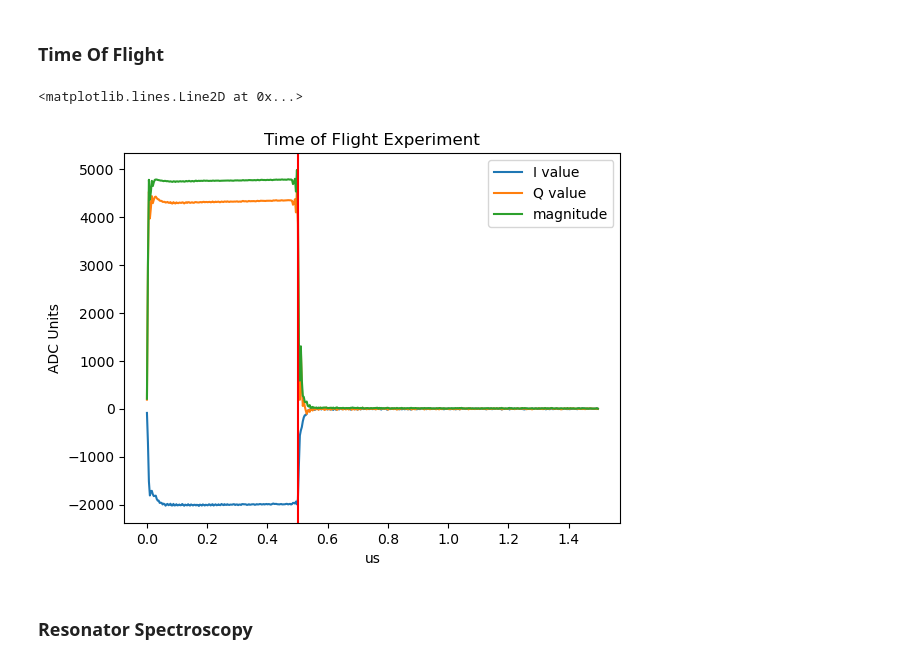
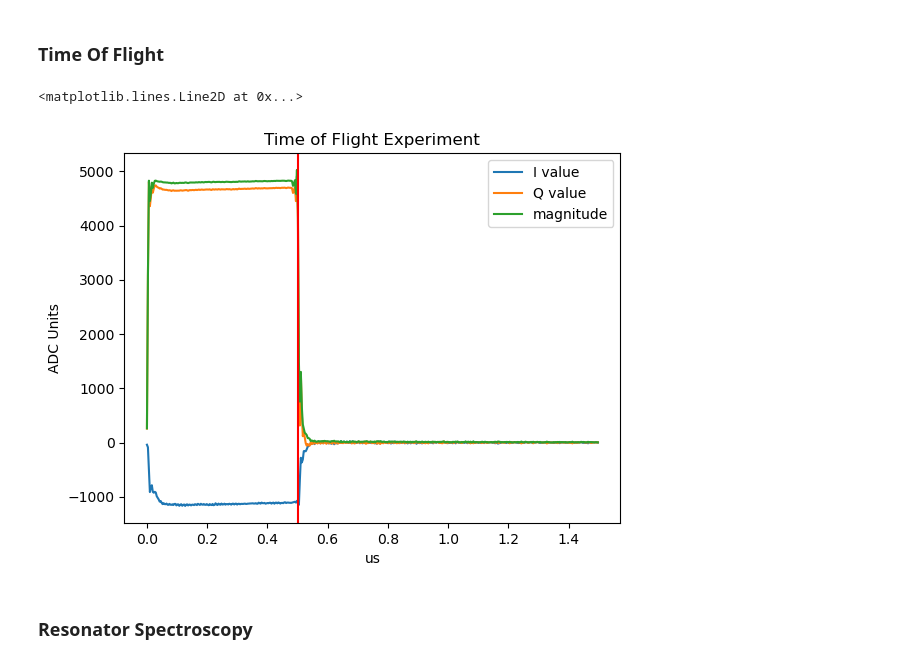
Before and after one commit to ma-quantumlab/QICK-tprocv2-Code, a Jupyter notebook: qubit_char_data_analysis.ipynb, the cells around one changed output. Drawn from its saved outputs; the diff is of its cells as text; code cells hidden in the pictures.

```diff
--- a/qubit_char_data_analysis.ipynb
+++ b/qubit_char_data_analysis.ipynb
@@ -24,6 +24,6 @@ Could not load InstrumentManagerWindow
 # %%
-global_data_path = r"M:\malab\_Data\PUR1D4\20250410 - cooldown 6\20250429 - Santi - RFSoC tprocv2 - ff_distortion"
-expt_path = r"\setup"
+global_data_path = r"M:\malab\_Data"
+expt_path = r"\20250516_automation_testing"
 global_data_path = global_data_path + expt_path
 
 colors = ['b', 'g', 'r', 'c', 'm', 'y', 'k', 'orange']
@@ -31,30 +31,30 @@ colors = ['b', 'g', 'r', 'c', 'm', 'y', 'k', 'orange']
 ### Time Of Flight
 # %%
 # data = global_data_path + r"\00001_tof_mux_Q0_2025-03-25.h5"
-data = global_data_path + r"\00000_tof_Q6_2025-04-29.h5"
+data = global_data_path + r"\00000_tof_Q6_2025-05-16.h5"
 
 with SlabFile(data, 'r') as f:
     t = array(f['t'])[0]
     I = array(f['avgi'])[0]
     Q = array(f['avgq'])[0]
     config = f.attrs['config']
     config = json.loads(config)
 
 # pp.pprint(config)
 
 # Plot results.
 plt.plot(t, I, label="I value")
 plt.plot(t, Q, label="Q value")
 plt.plot(t, np.abs(I + 1j*Q), label="magnitude")
 plt.legend()
 plt.ylabel("ADC Units")
 plt.xlabel("us");
 plt.title('Time of Flight Experiment')
 ######## SET THIS VALUE AS YOUR config['trig_time'] #########
 plt.axvline(0.5, c='r')
 # %% [output]
 <matplotlib.lines.Line2D at 0x...>
-[figure, old version]
+[figure, new version]
 # %% [markdown]
 ### Resonator Spectroscopy
 # %% [markdown]
```
Also changed, not shown: parts of 3 cells of this notebook, 10 other files.
